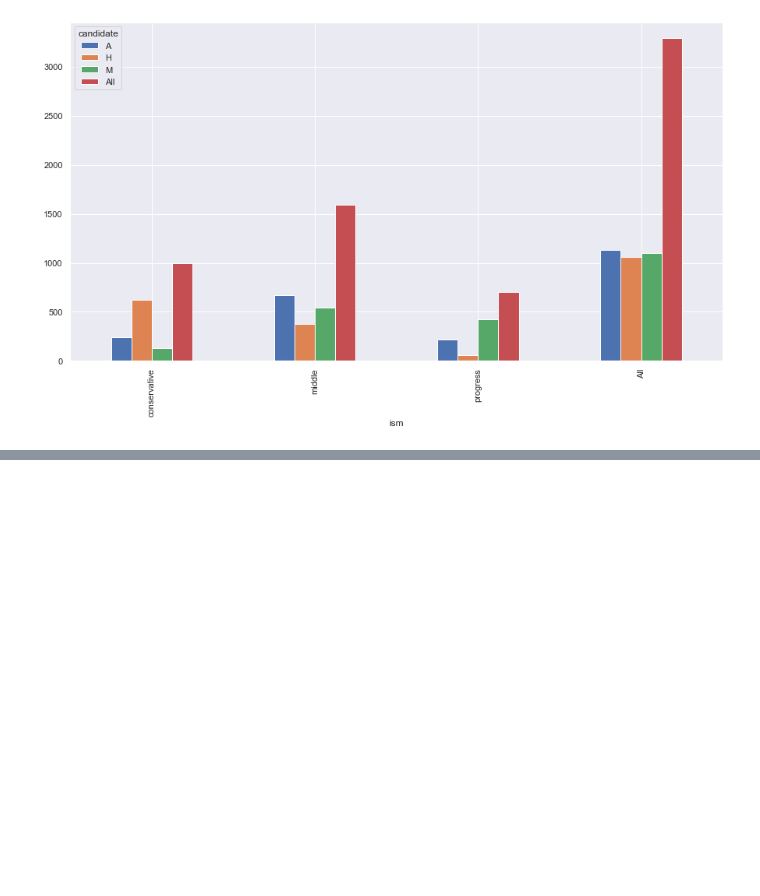
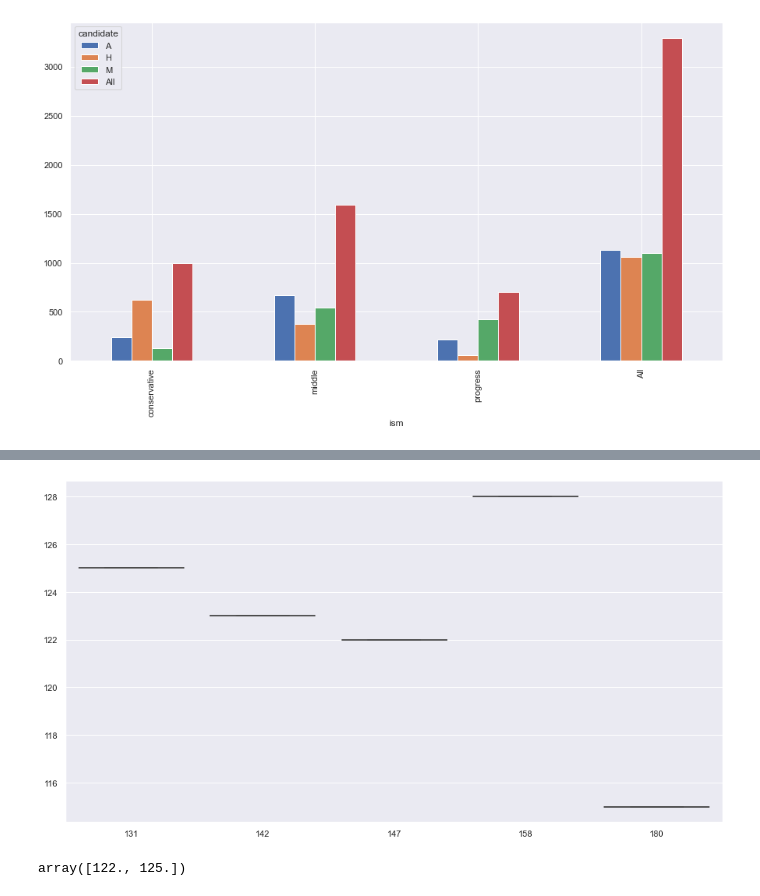
Before and after one commit to johanjun/study_datascienceandpython, a Jupyter notebook: python_stats/6_bivariate.ipynb, the cells around one changed output, grey strips where cells are left out. Saved outputs shown, nothing was run; the diff lists cells and outputs as text; code cells hidden in the pictures; blank space fills up the shorter version.

```diff
--- a/python_stats/6_bivariate.ipynb
+++ b/python_stats/6_bivariate.ipynb
@@ -152,0 +185,10 @@ pd.pivot_table(data=df, index='ism', columns='candidate', values='freq', margins
+# %%
+#c
+sns.boxplot(x, y)
+plt.show()
+# %% [output]
+[figure, added]
+# %%
+np.quantile(y, q=[0.25, 0.75])
+# %% [output]
+array([122., 125.])
```
Also changed, not shown: parts of 15 cells of this notebook.
